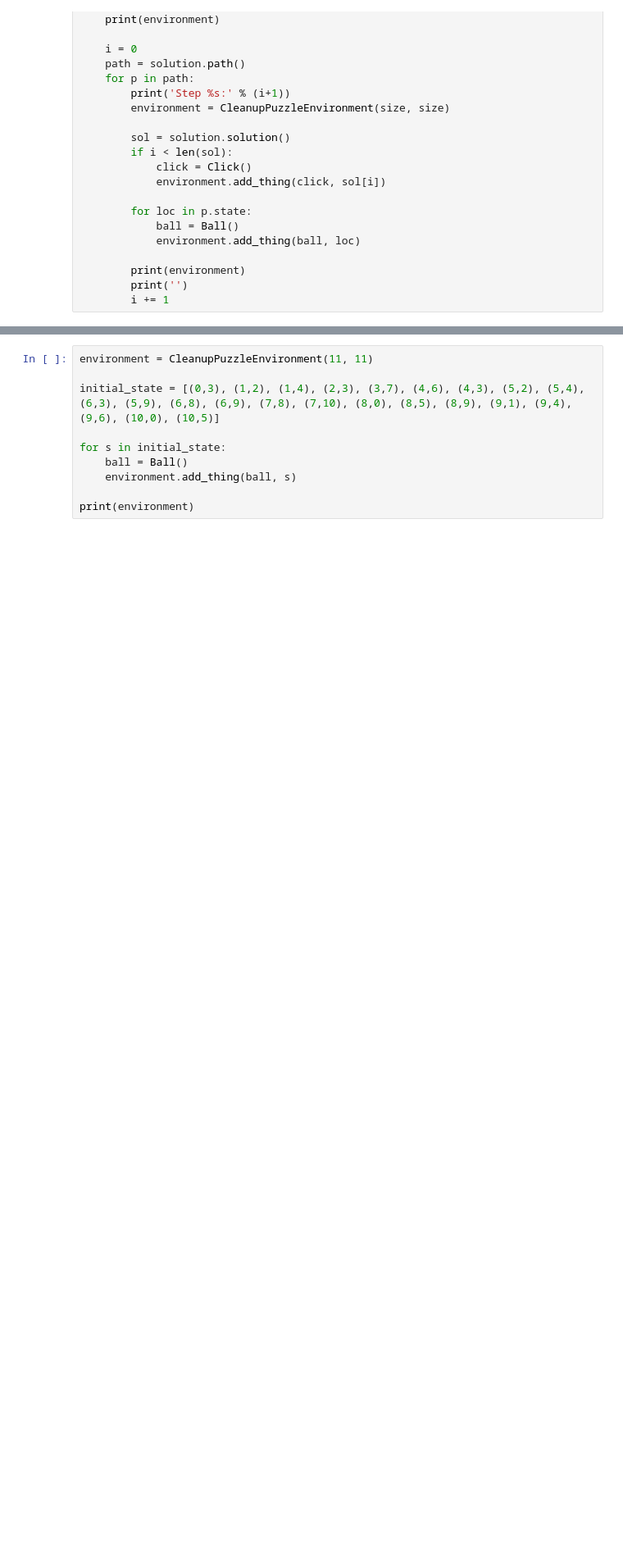
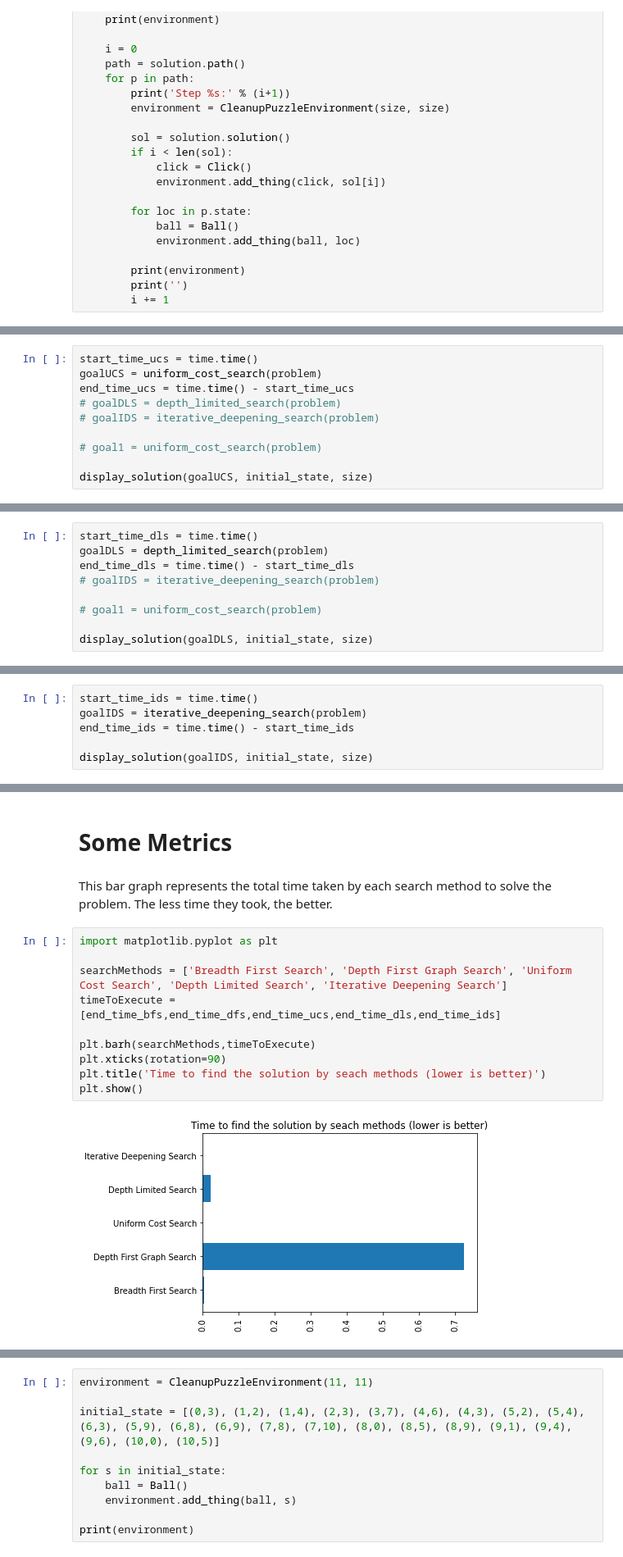
Before and after one commit to maumruiz/Problem-Solving-Agents, a Jupyter notebook: Assignment03.ipynb, the cells around one changed output, grey strips where cells are left out. Shown at 82% size. Cells and saved outputs as stored; diff of their text form; blank space fills up the shorter version.

Commit message:
Metrics and Conclusions

```diff
--- a/Assignment03.ipynb
+++ b/Assignment03.ipynb
@@ -258,0 +266,10 @@ Step 5:
+# %%
+start_time_ucs = time.time()
+goalUCS = uniform_cost_search(problem)
+end_time_ucs = time.time() - start_time_ucs
+# goalDLS = depth_limited_search(problem)
+# goalIDS = iterative_deepening_search(problem)
+
+# goal1 = uniform_cost_search(problem)
+
+display_solution(goalUCS, initial_state, size)
@@ -258,0 +303,9 @@ Step 5:
+# %%
+start_time_dls = time.time()
+goalDLS = depth_limited_search(problem)
+end_time_dls = time.time() - start_time_dls
+# goalIDS = iterative_deepening_search(problem)
+
+# goal1 = uniform_cost_search(problem)
+
+display_solution(goalDLS, initial_state, size)
@@ -258,0 +352,6 @@ Step 5:
+# %%
+start_time_ids = time.time()
+goalIDS = iterative_deepening_search(problem)
+end_time_ids = time.time() - start_time_ids
+
+display_solution(goalIDS, initial_state, size)
@@ -258,0 +383,16 @@ Step 5:
+# %% [markdown]
+# Some Metrics
+# %% [markdown]
+This bar graph represents the total time taken by each search method to solve the problem. The less time they took, the better.
+# %%
+import matplotlib.pyplot as plt
+
+searchMethods = ['Breadth First Search', 'Depth First Graph Search', 'Uniform Cost Search', 'Depth Limited Search', 'Iterative Deepening Search']
+timeToExecute = [end_time_bfs,end_time_dfs,end_time_ucs,end_time_dls,end_time_ids]
+
+plt.barh(searchMethods,timeToExecute)
+plt.xticks(rotation=90)
+plt.title('Time to find the solution by seach methods (lower is better)')
+plt.show()
+# %% [output]
+[figure, added]
```
Also changed, not shown: parts of 28 cells of this notebook.
